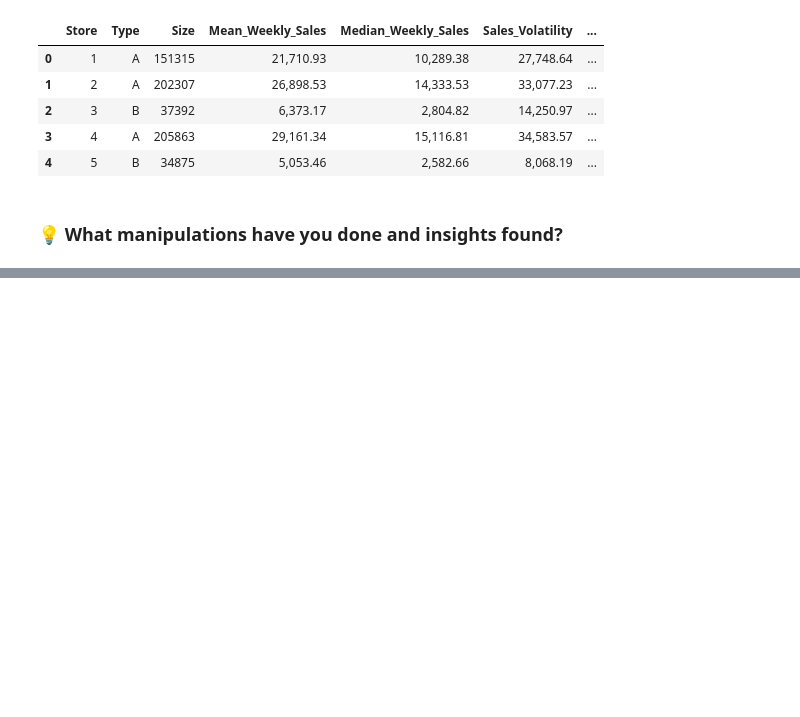
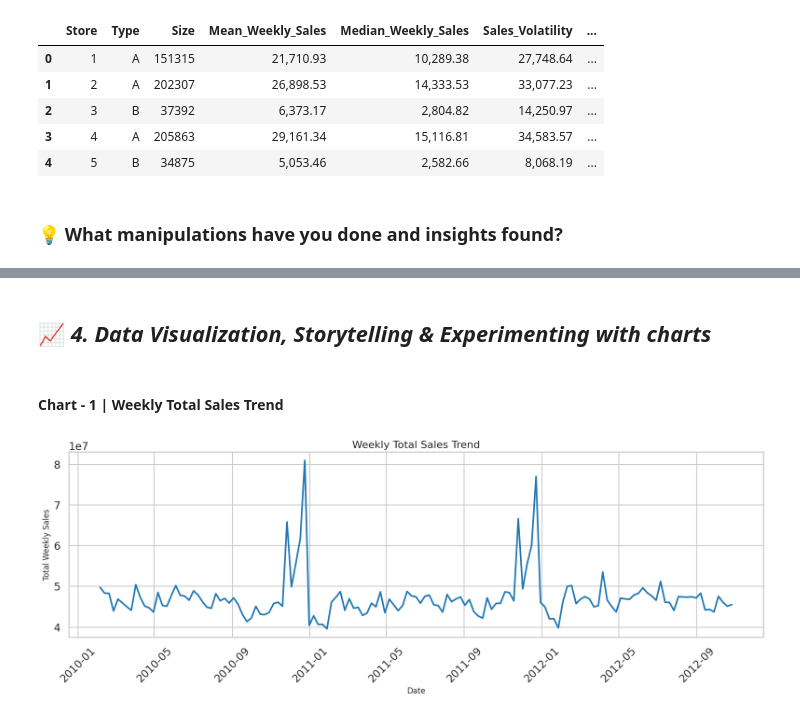
Before and after one commit to I-AM-PRASHANT-VERMA/Almabetter---Integrated-Retail-Analytics-for-Store-Optimization-, a Jupyter notebook: Integrated Retail Analytics for Store Optimization.ipynb, the cells around one changed output, grey strips where cells are left out. Saved outputs shown, nothing was run; the diff lists cells and outputs as text; code cells hidden in the pictures; blank space fills up the shorter version.

```diff
--- a/Integrated Retail Analytics for Store Optimization.ipynb
+++ b/Integrated Retail Analytics for Store Optimization.ipynb
@@ -741,0 +754,20 @@ display(store_profiles.head())
+# %% [markdown]
+## 📈 ***4. Data Visualization, Storytelling & Experimenting with charts***
+# %% [markdown]
+#### Chart - 1 | Weekly Total Sales Trend
+# %%
+# Code Cell 13: Plot the weekly total sales trend across the full time span.
+plt.figure(figsize=(16, 6))  # A wider figure helps show the weekly trend clearly across multiple years.
+
+# The line plot highlights demand movement across time.
+sns.lineplot(data=weekly_df, x="Date", y="Weekly_Sales", color="#1f77b4", linewidth=2.5)
+plt.title("Weekly Total Sales Trend")  # The title states exactly what the chart shows.
+plt.xlabel("Date")  # The x-axis uses time because this is the central forecasting view.
+plt.ylabel("Total Weekly Sales")  # The y-axis shows sales in original business units.
+plt.xticks(rotation=45)  # Rotated dates remain easier to read on a dense weekly axis.
+plt.tight_layout()
+plt.savefig(FIGURE_DIR / "weekly_total_sales_trend.png", dpi=150, bbox_inches="tight")  # The layout is tightened so labels fit comfortably.
+plt.show()  # The time-series chart is rendered in the notebook.
+plt.close("all")  # Figures are closed after display to keep execution stable.
+# %% [output]
+[figure, added]
```
Also changed, not shown: parts of 145 cells of this notebook.
